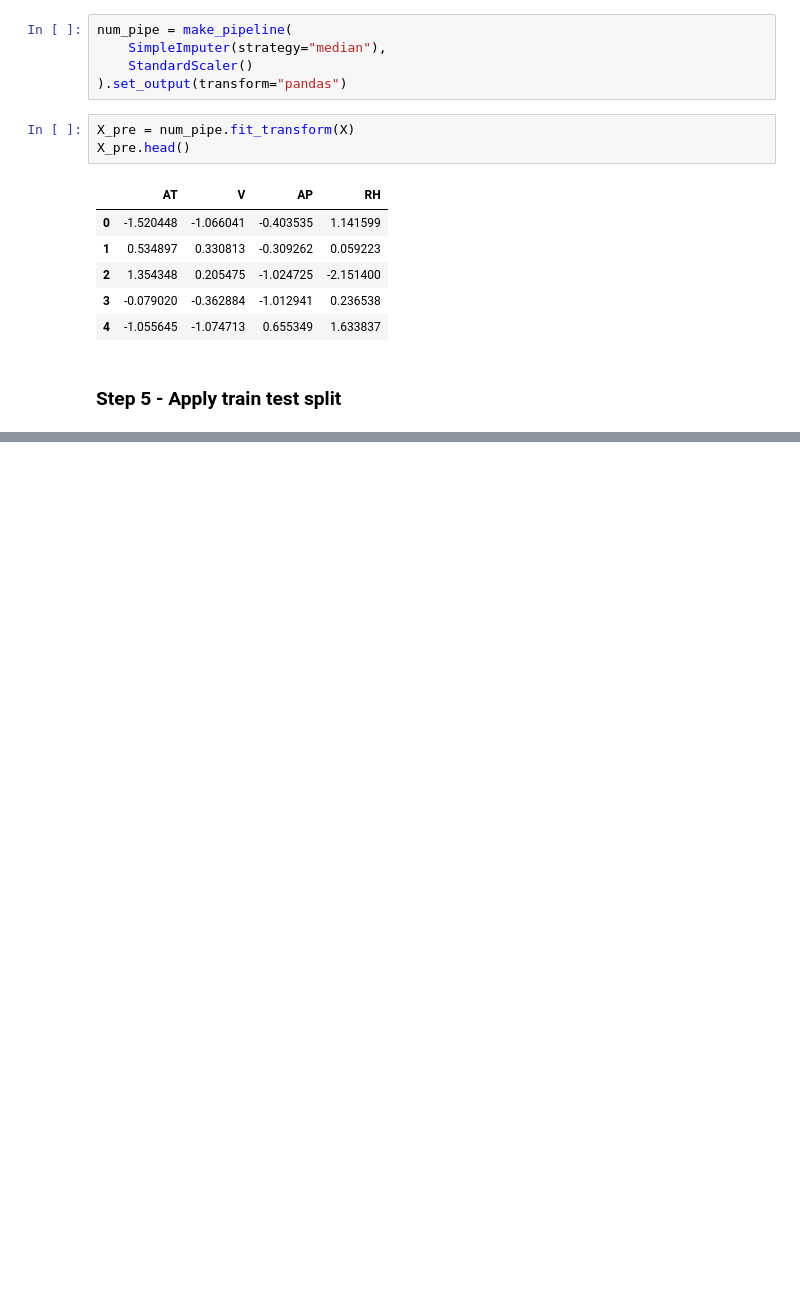
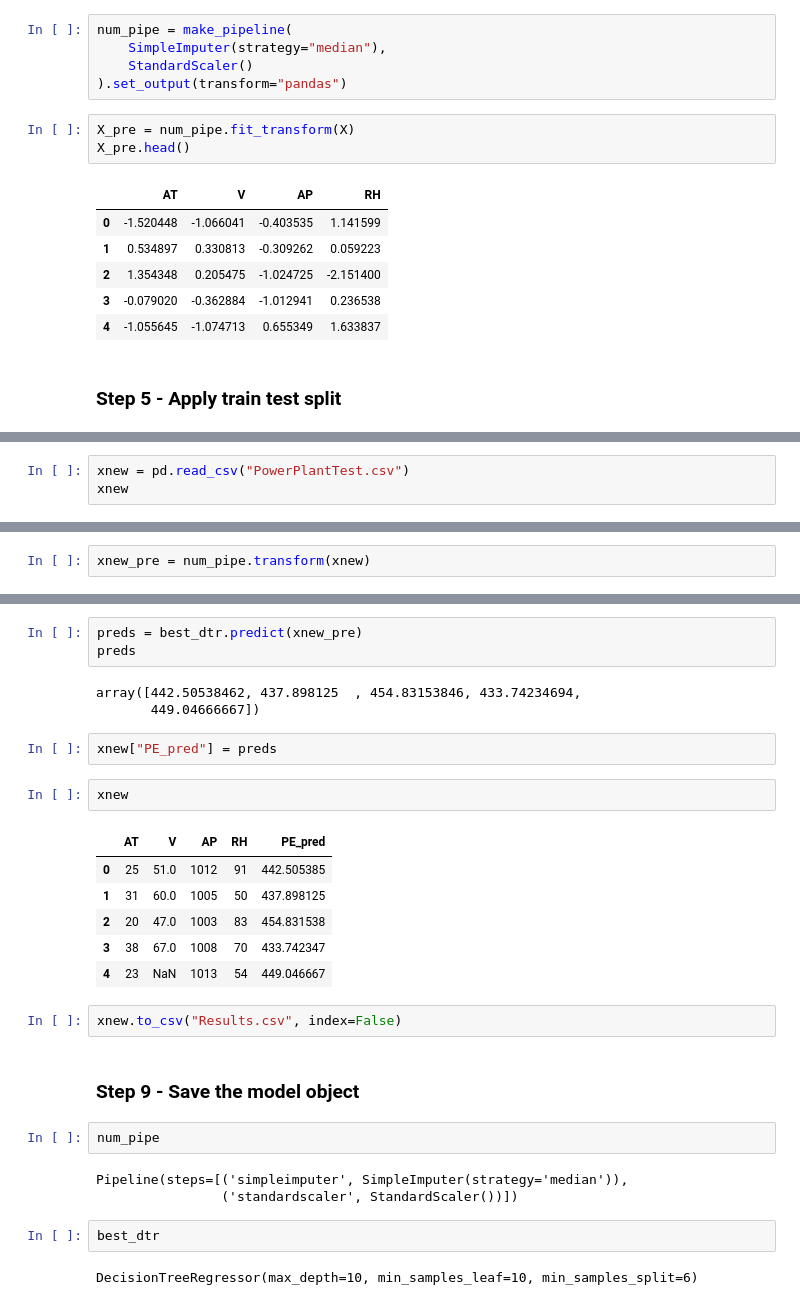
Before and after one commit to Telange/ML-Ravet-5-7-Tue-Wed, a Jupyter notebook: 10 Decition Tree Regression/10 Decition Tree Regression.ipynb, the cells around one changed output, grey strips where cells are left out. Drawn from its saved outputs; the diff is of its cells as text; blank space fills up the shorter version.

```diff
--- a/10 Decition Tree Regression/10 Decition Tree Regression.ipynb
+++ b/10 Decition Tree Regression/10 Decition Tree Regression.ipynb
@@ -140,0 +347,3 @@ X_pre.head()
+# %%
+xnew = pd.read_csv("PowerPlantTest.csv")
+xnew
@@ -140,0 +362,2 @@ X_pre.head()
+# %%
+xnew_pre = num_pipe.transform(xnew)
@@ -140,0 +373,30 @@ X_pre.head()
+# %%
+preds = best_dtr.predict(xnew_pre)
+preds
+# %% [output]
+array([442.50538462, 437.898125  , 454.83153846, 433.74234694,
+       449.04666667])
+# %%
+xnew["PE_pred"] = preds
+# %%
+xnew
+# %% [output]
+|  | AT | V | AP | RH | PE_pred |
+| 0 | 25 | 51.0 | 1012 | 91 | 442.505385 |
+| 1 | 31 | 60.0 | 1005 | 50 | 437.898125 |
+| 2 | 20 | 47.0 | 1003 | 83 | 454.831538 |
+| 3 | 38 | 67.0 | 1008 | 70 | 433.742347 |
+| 4 | 23 | NaN | 1013 | 54 | 449.046667 |
+# %%
+xnew.to_csv("Results.csv", index=False)
+# %% [markdown]
+### Step 9 - Save the model object
+# %%
+num_pipe
+# %% [output]
+Pipeline(steps=[('simpleimputer', SimpleImputer(strategy='median')),
+                ('standardscaler', StandardScaler())])
+# %%
+best_dtr
+# %% [output]
+DecisionTreeRegressor(max_depth=10, min_samples_leaf=10, min_samples_split=6)
```
Also changed, not shown: parts of 41 cells of this notebook, 3 other files.
